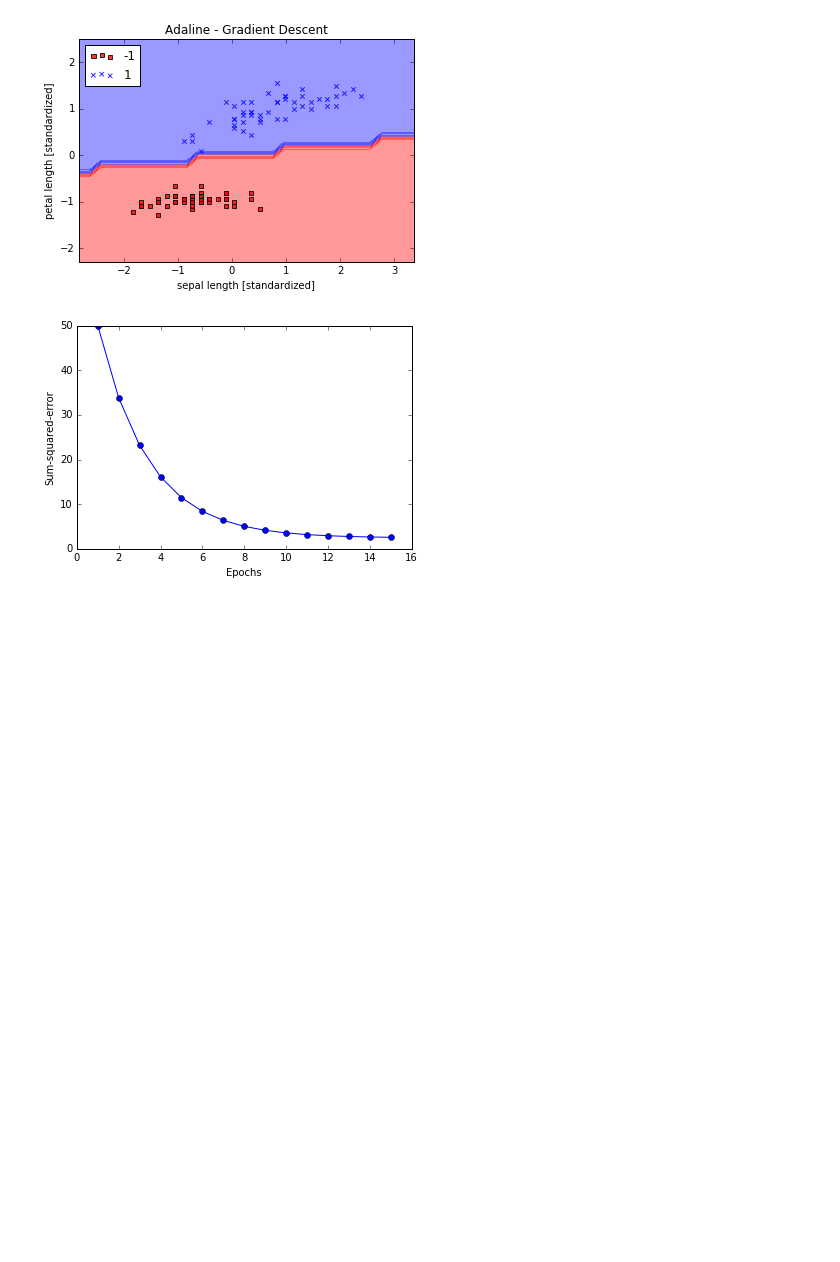
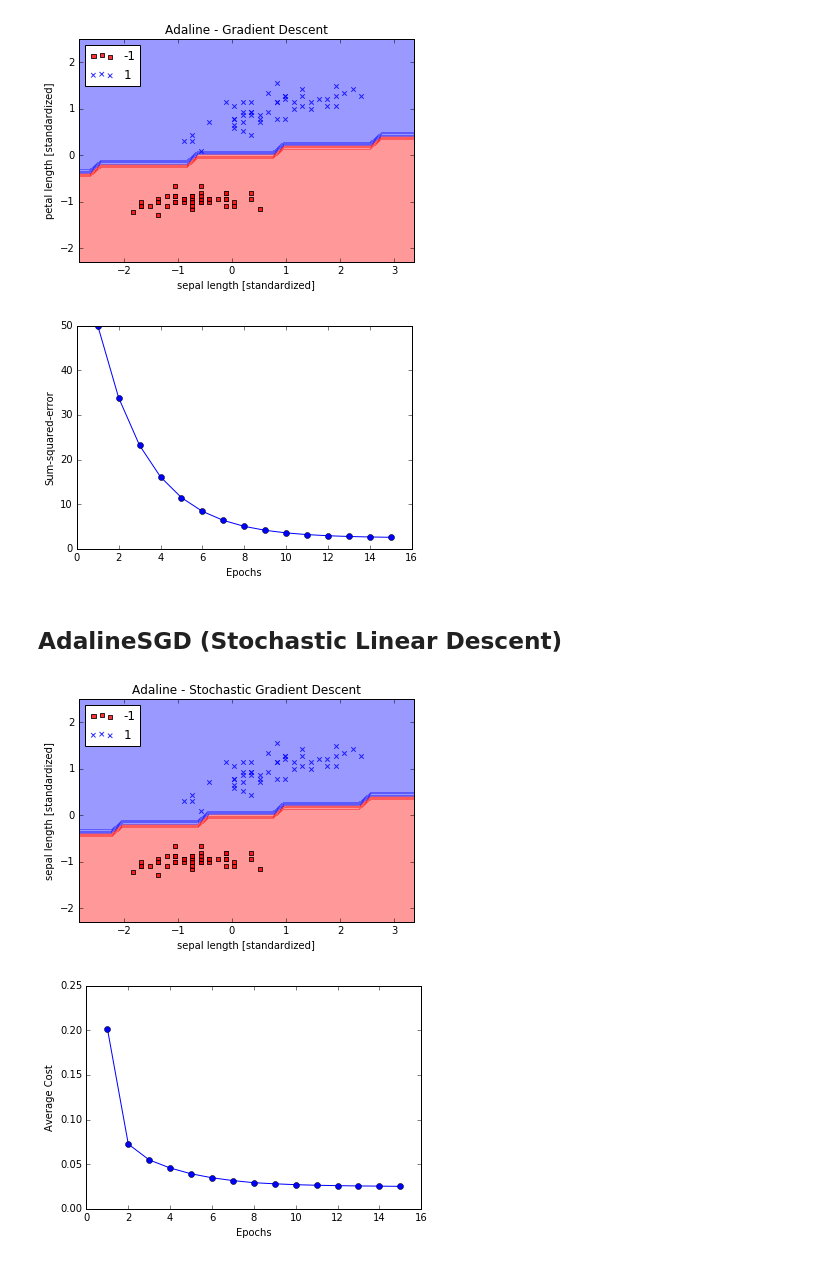
Before and after one commit to habbes/python-ml, a Jupyter notebook: chapter2.ipynb, the cells around one changed output. Cells and saved outputs as stored; diff of their text form; code cells hidden in the pictures; blank space fills up the shorter version.

Commit message:
Adaline stochastic linear descent

```diff
--- a/chapter2.ipynb
+++ b/chapter2.ipynb
@@ -122,3 +122,5 @@ plt.show()
 # %% [output]
 [figure]
 [figure]
+# %% [markdown]
+## AdalineSGD (Stochastic Linear Descent)
@@ -124,0 +129,16 @@ plt.show()
+# %%
+ada = AdalineSGD(n_iter=15, eta=0.01, random_state=1)
+ada.fit(X_std, y)
+plot_decision_regions(X_std, y, classifier=ada)
+plt.title('Adaline - Stochastic Gradient Descent')
+plt.xlabel('sepal length [standardized]')
+plt.ylabel('sepal length [standardized]')
+plt.legend(loc='upper left')
+plt.show()
+plt.plot(np.arange(1, len(ada.cost_) + 1), ada.cost_, marker='o')
+plt.xlabel('Epochs')
+plt.ylabel('Average Cost')
+plt.show()
+# %% [output]
+[figure, added]
+[figure, added]
```
Also changed, not shown: parts of 1 cell of this notebook, 1 other file.
